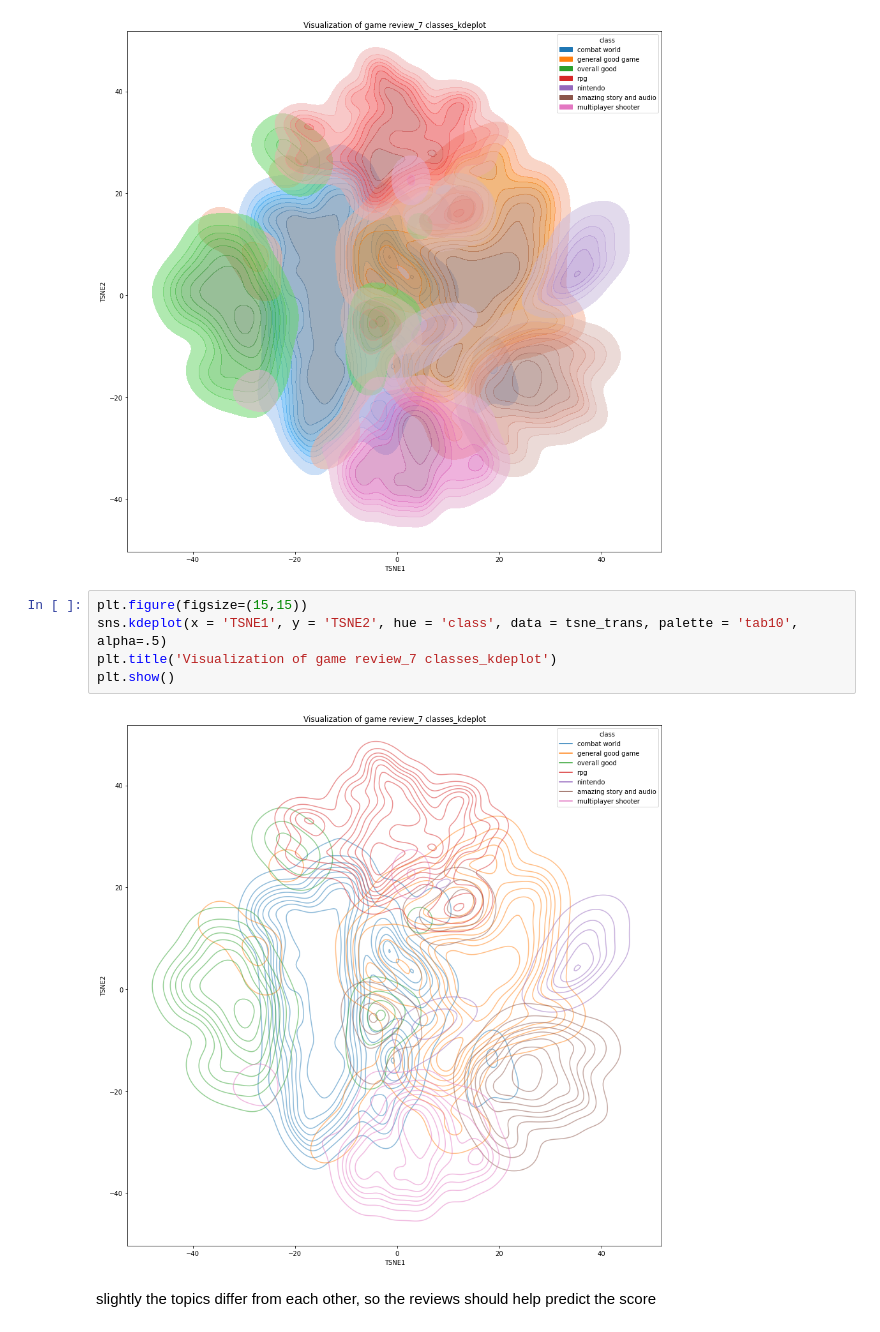
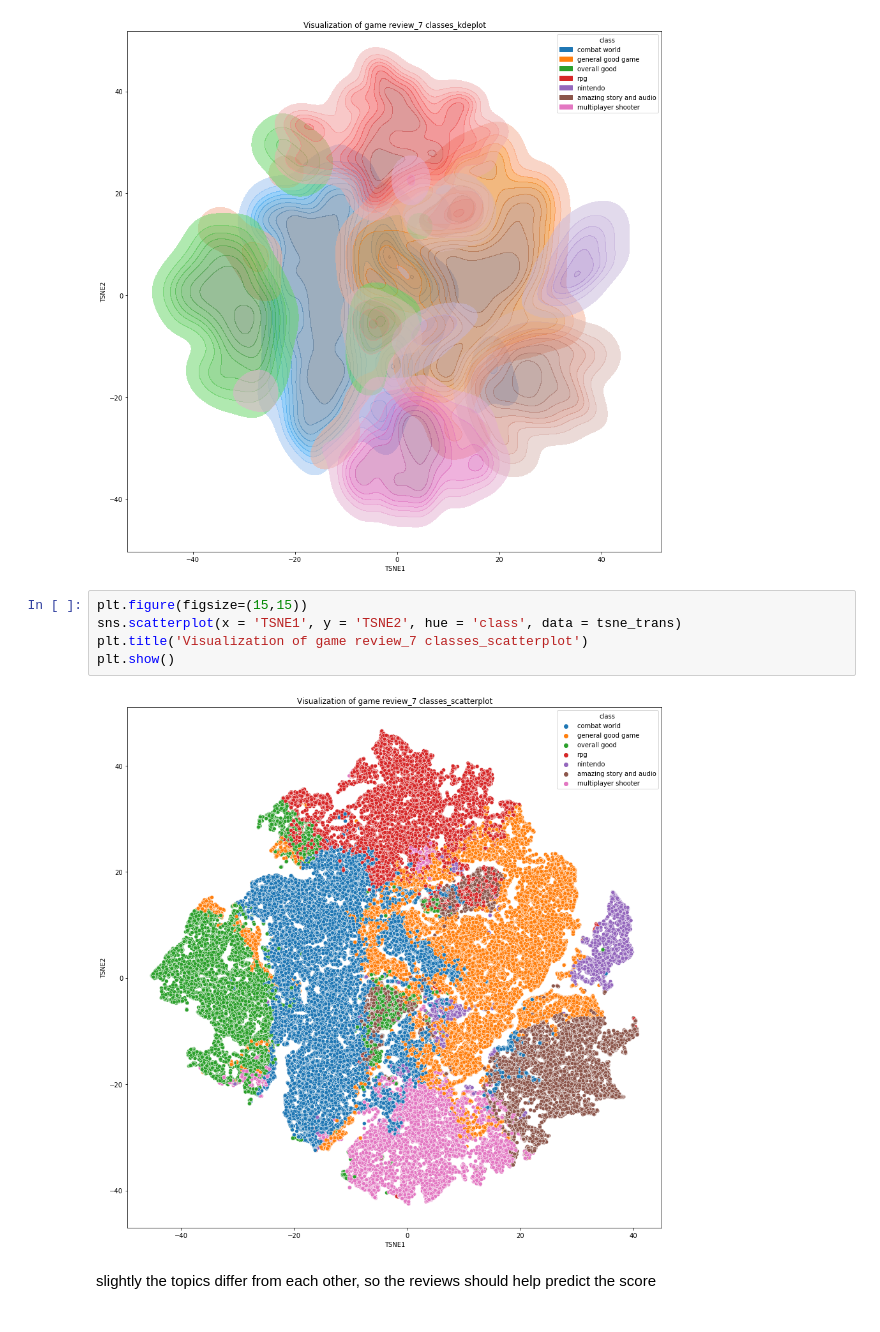
Before and after one commit to vivyhasadream/Game_Recommender_System_W_Sentimental_Analyzer, a Jupyter notebook: 2_EDA_NLP.ipynb, the cells around one changed output. Saved outputs shown, nothing was run; the diff lists cells and outputs as text.

```diff
--- a/2_EDA_NLP.ipynb
+++ b/2_EDA_NLP.ipynb
@@ -363,10 +366,10 @@ plt.show()
 [figure]
 # %%
 plt.figure(figsize=(15,15))
-sns.kdeplot(x = 'TSNE1', y = 'TSNE2', hue = 'class', data = tsne_trans, palette = 'tab10',  alpha=.5)
-plt.title('Visualization of game review_7 classes_kdeplot')
+sns.scatterplot(x = 'TSNE1', y = 'TSNE2', hue = 'class', data = tsne_trans)
+plt.title('Visualization of game review_7 classes_scatterplot')
 plt.show()
 # %% [output]
-[figure, old version]
+[figure, new version]
 # %% [markdown]
 slightly the topics differ from each other, so the reviews should help predict the score
```
Also changed, not shown: parts of 1 cell of this notebook, 1 other file.
